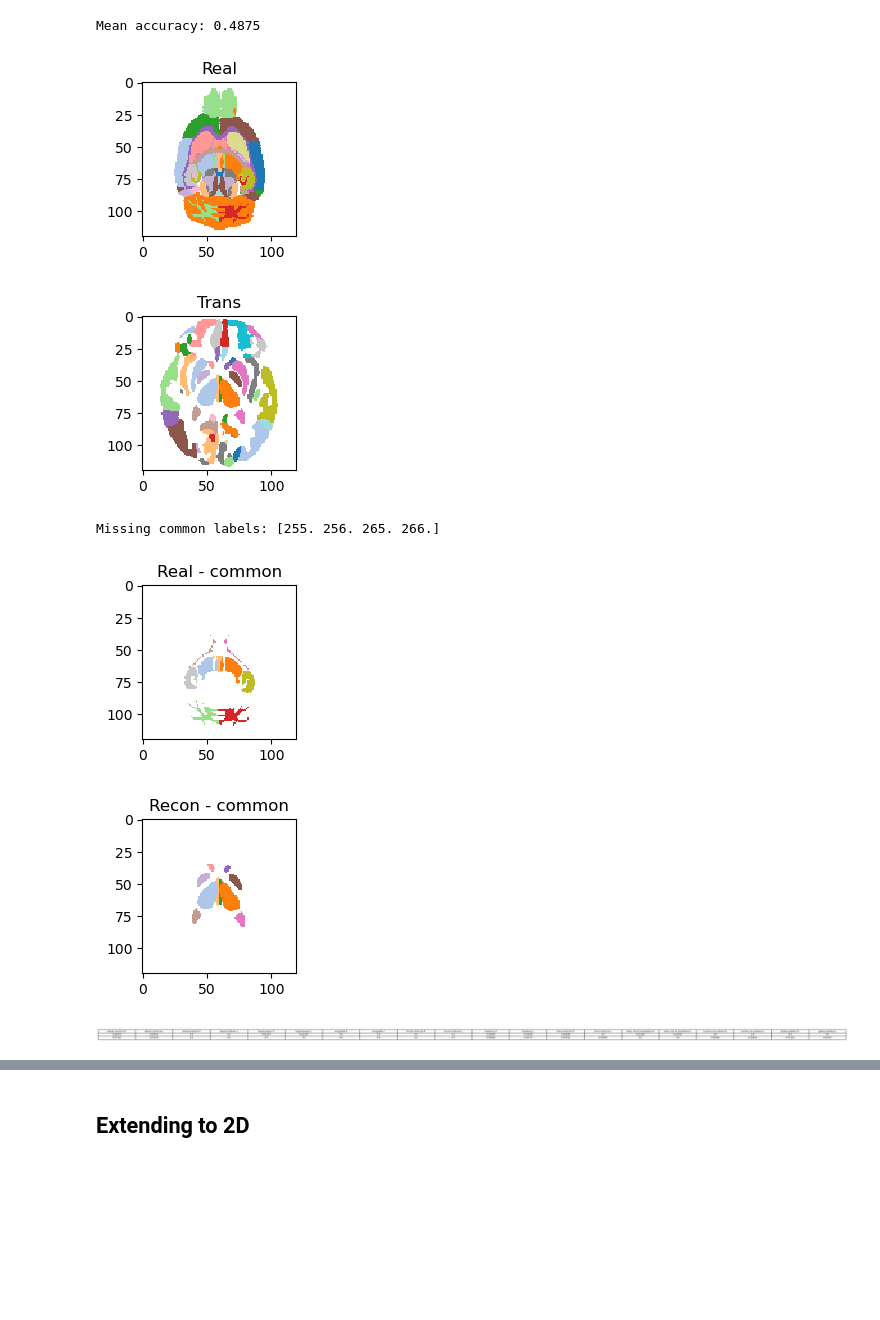
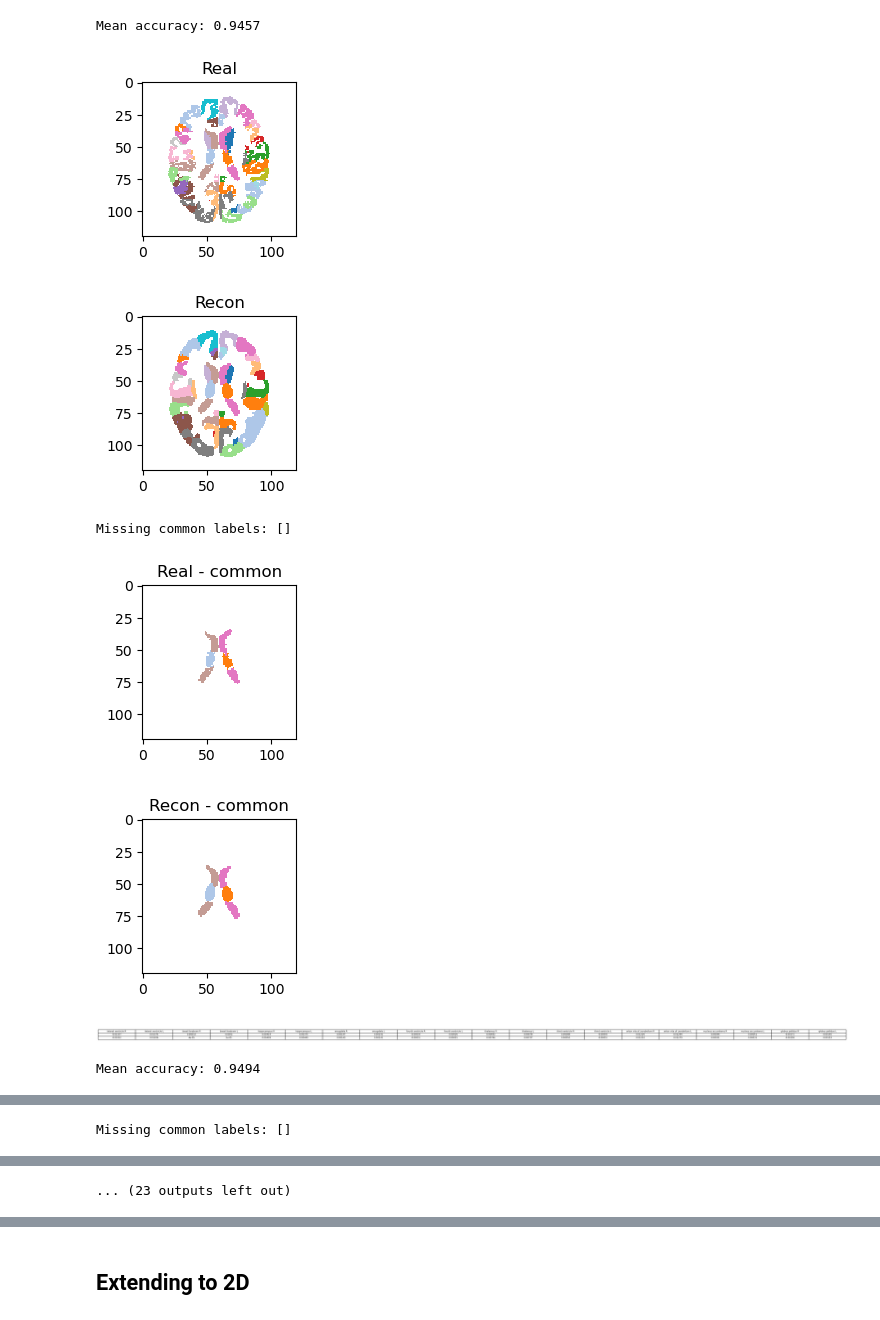
Before and after one commit to jessicabohm/UNIT, a Jupyter notebook: evaluate_anat_synth.ipynb, the cells around one changed output, grey strips where cells are left out. Cells and saved outputs as stored; diff of their text form; code cells hidden in the pictures; blank space fills up the shorter version.

```diff
--- a/evaluate_anat_synth.ipynb
+++ b/evaluate_anat_synth.ipynb
@@ -167,8 +166,8 @@ plt.show()
 # %%
 # 1. Print real vs synth
 
-real_imgs_path = "./datasets/anat_2d/mouse_test/"
-recon_imgs_path = "./VAE_train/2d_anat/mapping/z_mapper_trans/"
+real_imgs_path = "./datasets/3d_anat_align/human_test/"
+recon_imgs_path = "./VAE_train/3d_anat/arc_human_train_7/recon_images_best/"
 
 # real_imgs_path = "./datasets/anat/mouse_test/"
 # recon_imgs_path = "./save_anat_e_d/mouse_train_2/recon_images_epoch_125/"
@@ -184,9 +183,9 @@ recon_imgs_files.sort()
 # recon_imgs_files.pop(43)
 # recon_imgs_files.pop(34)
 
-img_idx = 6
+img_idxs = np.arange(0, 5)
 
-for img_idx in range(1):
+for img_idx in img_idxs:
     real_img = sitk.GetArrayFromImage(sitk.ReadImage(real_imgs_path + real_imgs_files[img_idx]))
     recon_img = sitk.GetArrayFromImage(sitk.ReadImage(recon_imgs_path + recon_imgs_files[img_idx]))
 
@@ -201,47 +200,48 @@ for img_idx in range(1):
     acc = np.mean(real_img == recon_img)
     print("Mean accuracy:", str(np.round(acc, 4)))
 
-    slice_idx = 0
+    slice_idx = 70
     size = 2
 
     #print("Missing labels:", np.setdiff1d(np.unique(real_img), np.unique(recon_img)))
     title = "Real"
-    plot_seg([real_img], slice_idx, size, title)
+    plot_seg(real_img, slice_idx, size, title)
 
-    title = "Trans"
-    plot_seg([recon_img], slice_idx, size, title)
+    title = "Recon"
+    plot_seg(recon_img, slice_idx, size, title)
 
     # ONLY PLOT COMMON STUCTS
     real_common = real_img
     real_common[real_img < 251] = 0
     recon_common = recon_img
     recon_common[recon_img < 251] = 0
 
     print("Missing common labels:", np.setdiff1d(np.unique(real_common), np.unique(recon_common)))
     title = "Real - common"
-    plot_seg([real_common], slice_idx, size, title)
+    plot_seg(real_common, slice_idx, size, title)
 
     title = "Recon - common"
-    plot_seg([recon_common], slice_idx, size, title)
+    plot_seg(recon_common, slice_idx, size, title)
 
     fig, ax = plt.subplots(figsize=(50, 1))
     ax.axis('off')  # hide plot frame
 
 
     # Add table
     table = ax.table(
         cellText=[real_vols, recon_vols],
         colLabels=struct_names,
         loc='center',
         cellLoc='center'
     )
 
     plt.show()
 # %% [output]
-Mean accuracy: 0.4875
+Mean accuracy: 0.9457
-[figure, old version]
+[figure, new version]
-[figure, old version]
+[figure, new version]
-Missing common labels: [255. 256. 265. 266.]
+Missing common labels: []
-[figure, old version]
+[figure, new version]
-[figure, old version]
+[figure, new version]
 [figure]
+Mean accuracy: 0.9494
@@ -247,0 +250 @@ Missing common labels: [255. 256. 265. 266.]
+Missing common labels: []
@@ -248 +252,2 @@ Missing common labels: [255. 256. 265. 266.]
+... (23 outputs left out)
 # %%
```
Also changed, not shown: parts of 4 cells of this notebook, 3 other files.
